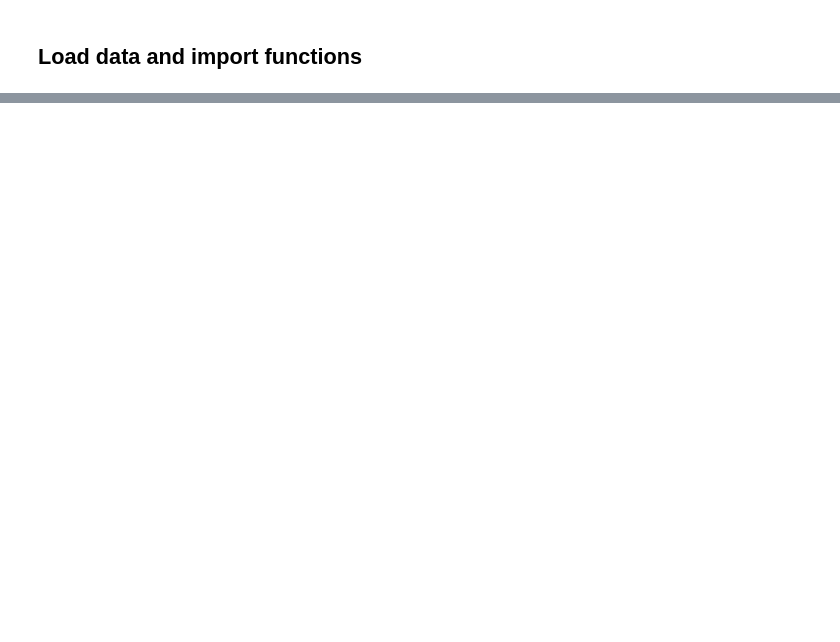
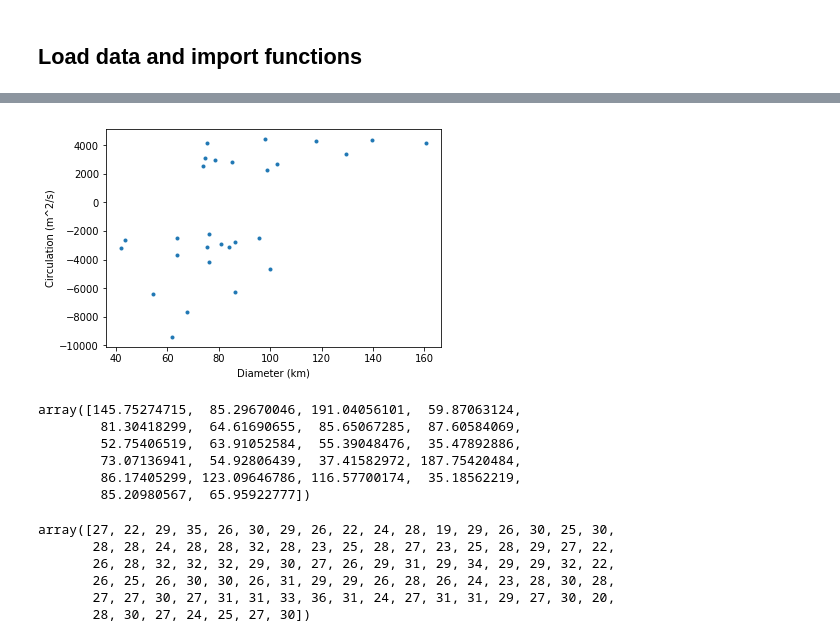
Before and after one commit to JASaa/eddies-R2, a Jupyter notebook: eddy_dates_test.ipynb, the cells around one changed output, grey strips where cells are left out. Cells and saved outputs as stored; diff of their text form; code cells hidden in the pictures; blank space fills up the shorter version.

```diff
--- a/eddy_dates_test.ipynb
+++ b/eddy_dates_test.ipynb
@@ -95,0 +112,28 @@ gregorian_str
+# %%
+import matplotlib.pyplot as plt
+#plot of circulation vs diameter for a certain day
+
+plt.plot(eddies[20][5,:nEd[20]],eddies[20][1,:nEd[20]],'.')
+plt.xlabel('Diameter (km)')
+plt.ylabel('Circulation (m^2/s)')
+plt.show()
+# %% [output]
+[figure, added]
+# %%
+eddies[50][5,:nEd[50]]
+# %% [output]
+array([145.75274715,  85.29670046, 191.04056101,  59.87063124,
+        81.30418299,  64.61690655,  85.65067285,  87.60584069,
+        52.75406519,  63.91052584,  55.39048476,  35.47892886,
+        73.07136941,  54.92806439,  37.41582972, 187.75420484,
+        86.17405299, 123.09646786, 116.57700174,  35.18562219,
+        85.20980567,  65.95922777])
+# %%
+nEd[50]
+# %% [output]
+array([27, 22, 29, 35, 26, 30, 29, 26, 22, 24, 28, 19, 29, 26, 30, 25, 30,
+       28, 28, 24, 28, 28, 32, 28, 23, 25, 28, 27, 23, 25, 28, 29, 27, 22,
+       26, 28, 32, 32, 32, 29, 30, 27, 26, 29, 31, 29, 34, 29, 29, 32, 22,
+       26, 25, 26, 30, 30, 26, 31, 29, 29, 26, 28, 26, 24, 23, 28, 30, 28,
+       27, 27, 30, 27, 31, 31, 33, 36, 31, 24, 27, 31, 31, 29, 27, 30, 20,
+       28, 30, 27, 24, 25, 27, 30])
```
Also changed, not shown: parts of 17 cells of this notebook, 1 other file.
